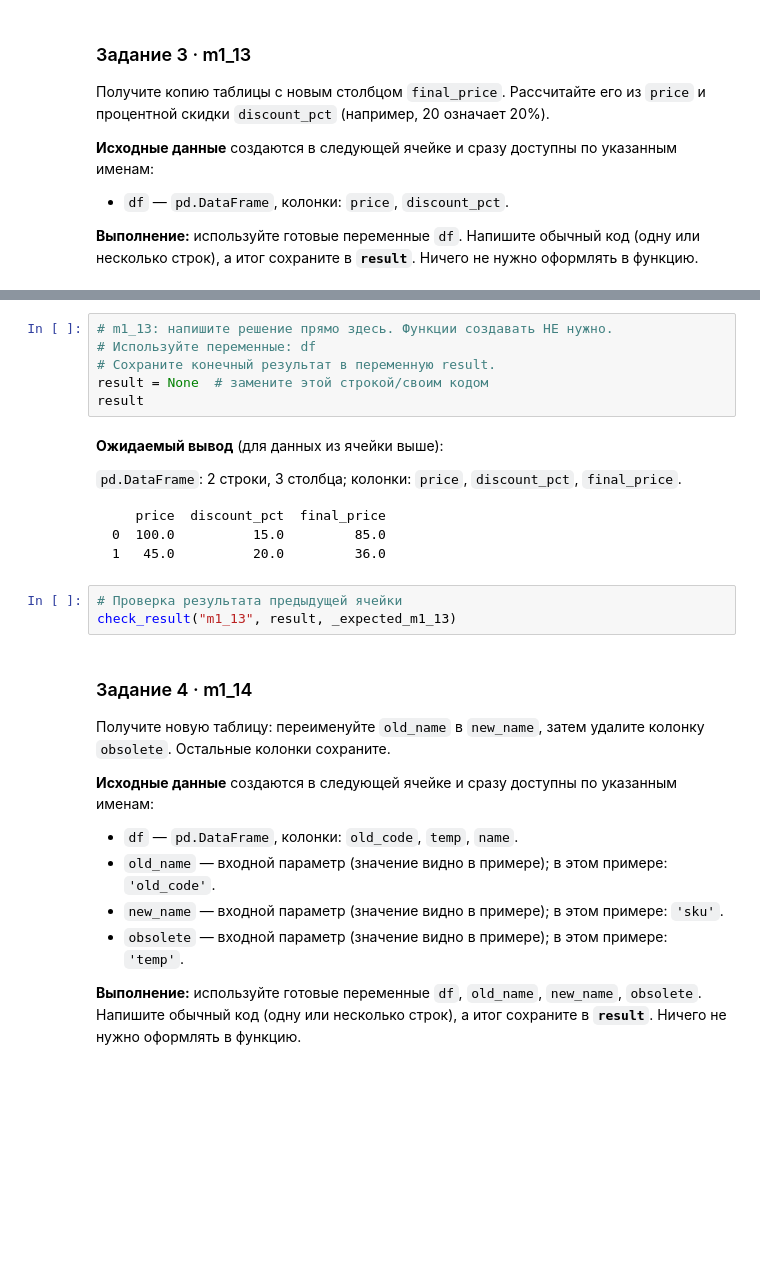
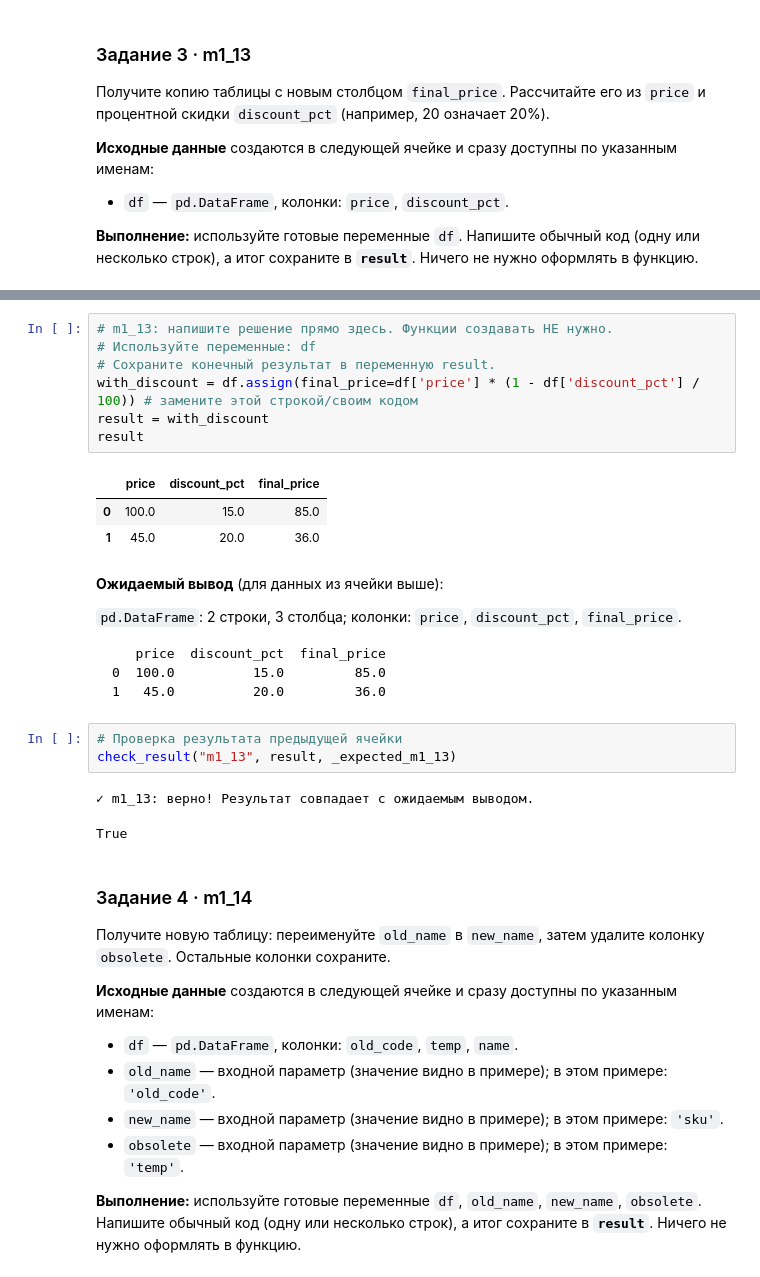
Before and after one commit to TAHA8881/pandas_training_m, a Jupyter notebook: module_01/03_column_operations.ipynb, the cells around one changed output, grey strips where cells are left out. Saved outputs shown, nothing was run; the diff lists cells and outputs as text; blank space fills up the shorter version.

```diff
--- a/module_01/03_column_operations.ipynb
+++ b/module_01/03_column_operations.ipynb
@@ -257,9 +262,14 @@ _expected_m1_13 = expected_for("m1_13", df=df)
 # %%
 # m1_13: напишите решение прямо здесь. Функции создавать НЕ нужно.
 # Используйте переменные: df
 # Сохраните конечный результат в переменную result.
-result = None  # замените этой строкой/своим кодом
+with_discount = df.assign(final_price=df['price'] * (1 - df['discount_pct'] / 100)) # замените этой строкой/своим кодом
+result = with_discount
 result
+# %% [output]
+|  | price | discount_pct | final_price |
+| 0 | 100.0 | 15.0 | 85.0 |
+| 1 | 45.0 | 20.0 | 36.0 |
 # %% [markdown]
 **Ожидаемый вывод** (для данных из ячейки выше):
 
@@ -273,6 +283,9 @@ result
 # %%
 # Проверка результата предыдущей ячейки
 check_result("m1_13", result, _expected_m1_13)
+# %% [output]
+✓ m1_13: верно! Результат совпадает с ожидаемым выводом.
+True
 # %% [markdown]
 ### Задание 4 · m1_14
 
```
Also changed, not shown: parts of 6 cells of this notebook.
